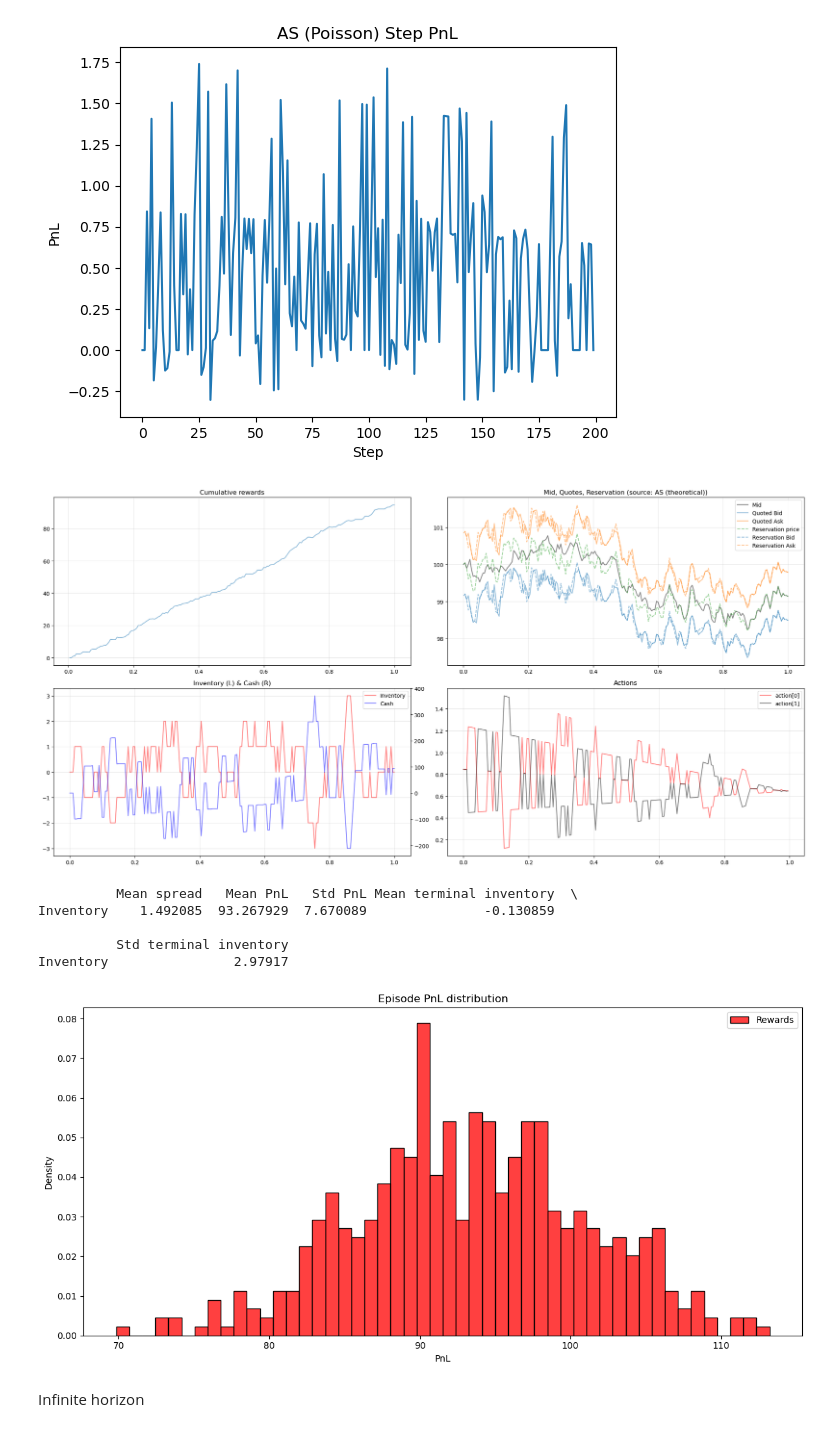
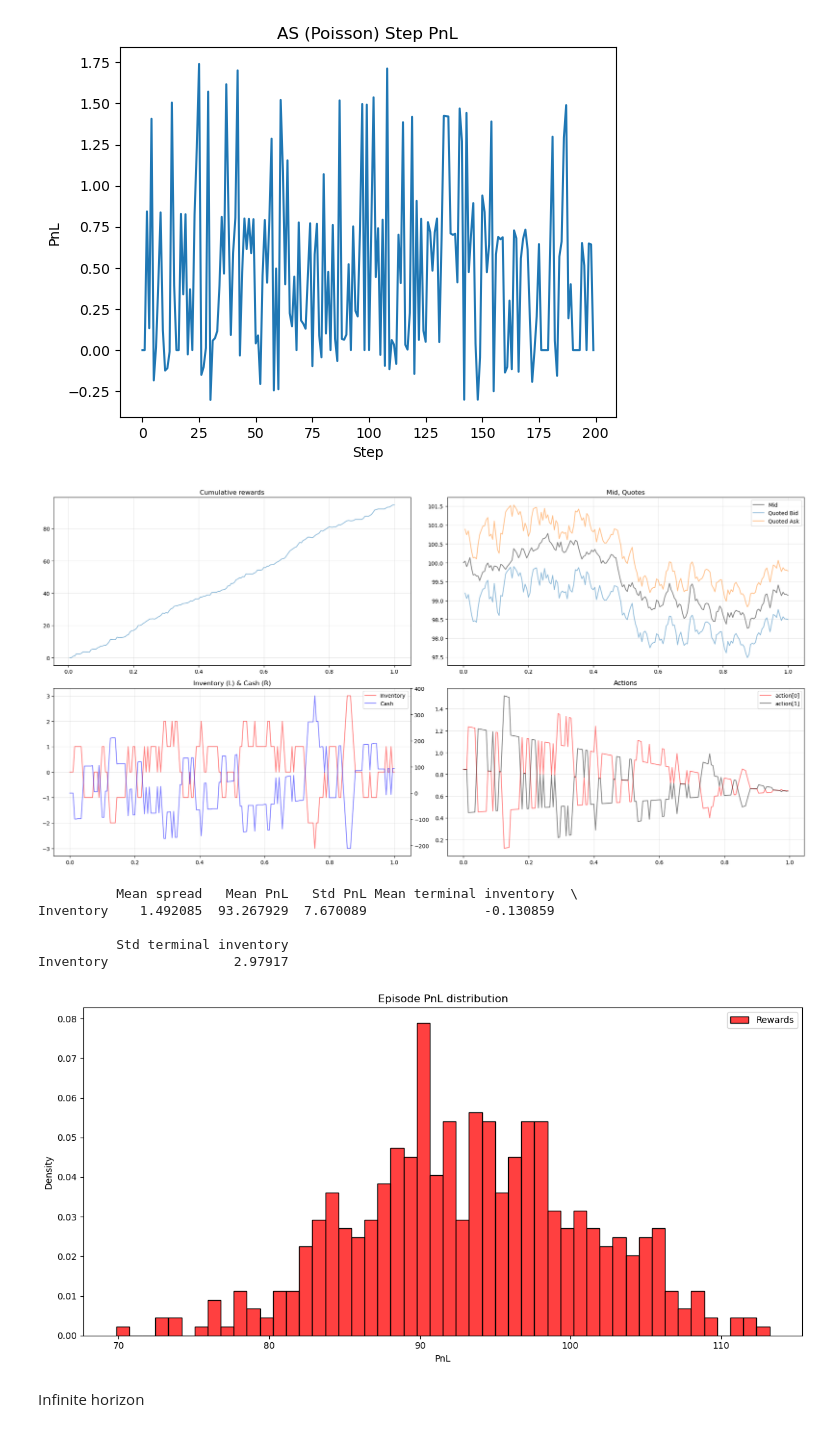
Before and after one commit to AA-ron2/Thesis_AI4Trading, a Jupyter notebook: test.ipynb, the cells around one changed output. Drawn from its saved outputs; the diff is of its cells as text; code cells hidden in the pictures.

```diff
--- a/test.ipynb
+++ b/test.ipynb
@@ -57,27 +57,27 @@ plot_single_episode(logs, title_prefix="AS (Poisson)")
 # %%
 from utils.plot_lite import plot_trajectory, generate_results_table_and_hist
 
 SEED, T, M, s0, sigma, A, k_fill, N = 42, 1.0, 200, 100.0, 2.0, 140.0, 1.5, 1
 dt = T / M
 mid = BrownianMidprice(s0, sigma, num_traj=N, dt=dt, T=T, seed=SEED)
 arr = PoissonArrivals(A, A, num_traj=N, dt=dt, T=T, seed=SEED)
 dyn = LimitOrderDynamics(mid, arr, fill_k=k_fill, max_depth=20.0)
 
 # Single-trajectory plotting (RL-style)
 env = TradingEnv(dynamics=dyn, T=T, M=M, seed=SEED, return_vectorized=False)
 agent = AvellanedaStoikovAgent(env, gamma=0.1)
-plot_trajectory(env, agent)
+plot_trajectory(env, agent, show_reservation=False)
 
 # Batch stats & PnL hist (vectorized episode)
 mid = BrownianMidprice(s0, sigma, num_traj=512, dt=dt, T=T, seed=SEED)
 arr = PoissonArrivals(A, A, num_traj=512, dt=dt, T=T, seed=SEED)
 dyn = LimitOrderDynamics(mid, arr, fill_k=k_fill, max_depth=20.0)
 env_vec = TradingEnv(dynamics=dyn, T=T, M=M, seed=SEED, return_vectorized=True)
 agent = AvellanedaStoikovAgent(env_vec, gamma=0.1)
 results, fig, totals = generate_results_table_and_hist(env_vec, agent)
 print(results)
 # %% [output]
-[figure, old version]
+[figure, new version]
           Mean spread   Mean PnL   Std PnL Mean terminal inventory  \
 Inventory    1.492085  93.267929  7.670089               -0.130859
 
```
Also changed, not shown: parts of 1 cell of this notebook, 2 other files.
